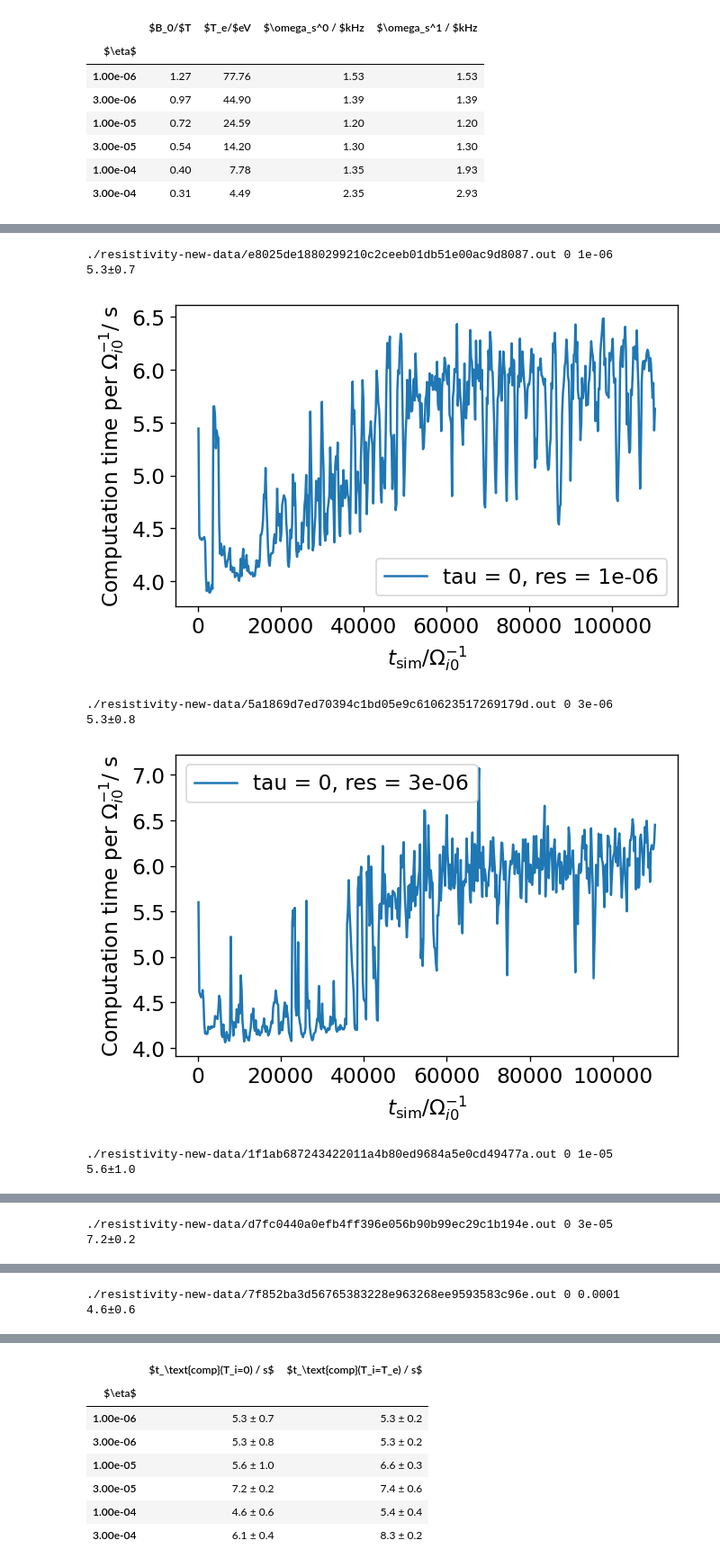
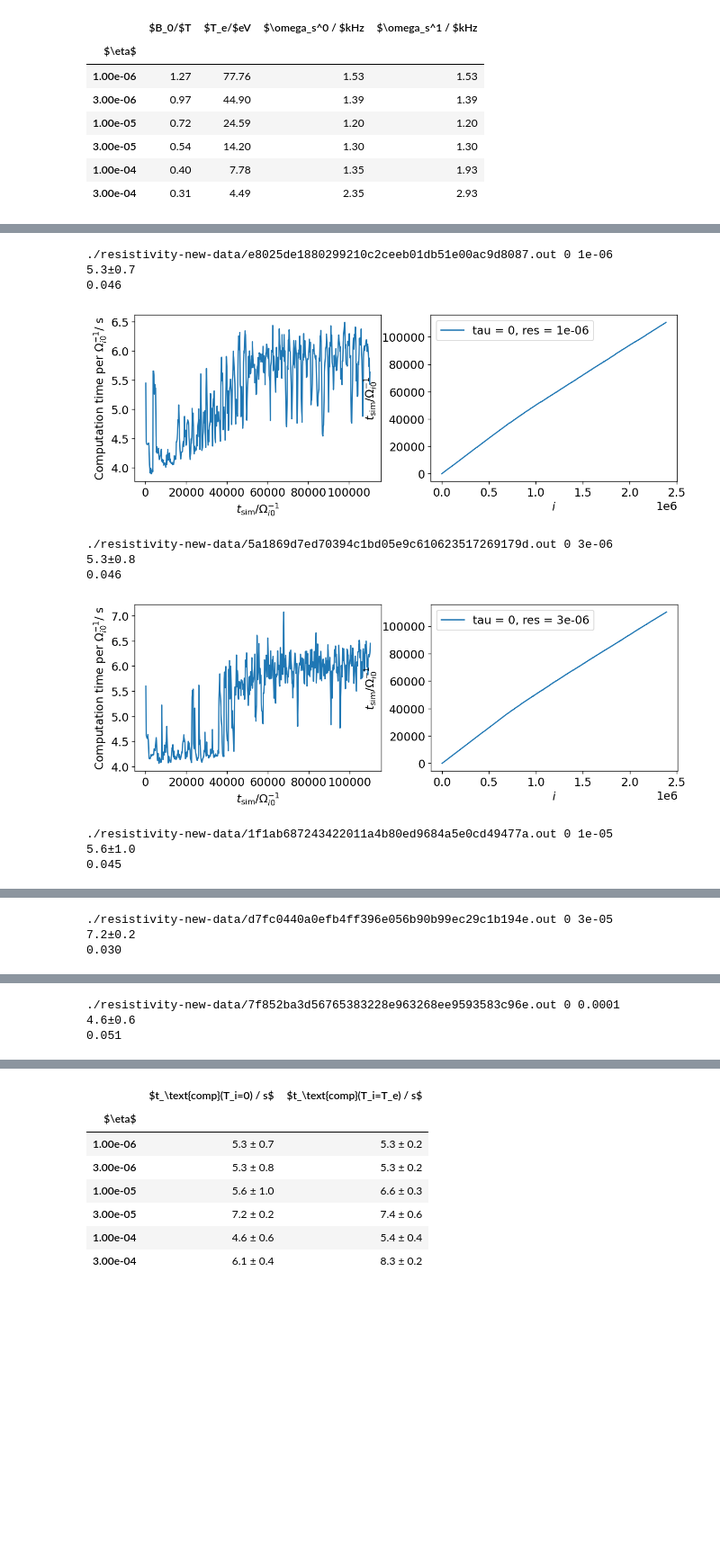
Before and after one commit to mwiesenberger/data-analysis-3d, a Jupyter notebook: parameters.ipynb, the cells around one changed output, grey strips where cells are left out. Shown at 90% size. Saved outputs shown, nothing was run; the diff lists cells and outputs as text; code cells hidden in the pictures; blank space fills up the shorter version.

Commit message:
Add calls per Omega analysis in parameters

```diff
--- a/parameters.ipynb
+++ b/parameters.ipynb
@@ -230,43 +230,59 @@ to_plott = {
     "res": {0:[],1:[]}, # resistivities for taus
     "avg_time": {0:dict(),1:dict()},
     "std_time": {0:dict(), 1:dict()},
+    "avg_callstep" : {0:dict(), 1:dict()},
     "params" : {0:dict(),1:dict()}, # a copy of all parameters
 }
 for pp in filelist:
-    fig,ax=plt.subplots(1,1,figsize=(6,3.7), dpi= 120, facecolor='w', edgecolor='k')
+    fig,axs=plt.subplots(1,2,figsize=(2*6,3.7), dpi= 120, facecolor='w', edgecolor='k')
     tau = pp["physical"]["tau"]
     res = pp["physical"]["resistivity"]
 
     print( outfiles.outfile( pp ), tau , res)
     times = list()
     timings = list()
+    calltimes = list()
+
     for i in range(0, outfiles.count( pp)):
 
         with open (outfiles.outfile( pp,i  ) ) as file:
             for line in file:
+                if "## time" in line:
+                    calltimes.append( float(line.split()[2]))
                 if "Step: Time " in line:
                     times.append( int(re.findall(r'\d+', line)[0]))
                 if "Average time for one inner loop: " in line:
 # https://stackoverflow.com/questions/4289331/how-to-extract-numbers-from-a-string-in-python
                     timings.append( float(re.findall(r'[\d]*[.][\d]+', line)[0]
                                          )/pp["timestepper"]["deltaT"]*pp["output"]["itstp"])
+    calltimes = np.array( calltimes)
     print( f"{np.mean(timings):.1f}"+u"\u00B1"+f"{np.std(timings):.1f}")
+    print( f"{times[-1]/len(calltimes):.3f}")
     to_plott["res"][tau].append(res)
     to_plott["avg_time"][tau][res] = np.mean(timings)
     to_plott["std_time"][tau][res] = np.std(timings)
+    to_plott["avg_callstep"][tau][res] = times[-1]/len(calltimes)
     to_plott["params"][tau][res] = pp
 #     print( timings)
+    ax = axs[0]
     ax.plot( times, timings, label = f"tau = {tau}, res = {res}")
     ax.set_xlabel(r"$t_\mathrm{sim}/ \Omega_{i0}^{-1}$" )
     ax.set_ylabel(r"Computation time per $\Omega_{i0}^{-1}$/ s" )
+    ax = axs[1]
+    ax.plot( calltimes, label = f"tau = {tau}, res = {res}")
+    ax.set_xlabel(r"$i$" )
+    ax.set_ylabel(r"$t_\mathrm{sim}/ \Omega_{i0}^{-1}$" )
     plt.legend()
     plt.show()
 # %% [output]
 ./resistivity-new-data/e8025de1880299210c2ceeb01db51e00ac9d8087.out 0 1e-06
 5.3±0.7
+0.046
-[figure, old version]
+[figure, new version]
 ./resistivity-new-data/5a1869d7ed70394c1bd05e9c610623517269179d.out 0 3e-06
 5.3±0.8
+0.046
-[figure, old version]
+[figure, new version]
 ./resistivity-new-data/1f1ab687243422011a4b80ed9684a5e0cd49477a.out 0 1e-05
 5.6±1.0
+0.045
@@ -274,2 +290,3 @@ for pp in filelist:
 ./resistivity-new-data/d7fc0440a0efb4ff396e056b90b99ec29c1b194e.out 0 3e-05
 7.2±0.2
+0.030
@@ -277,2 +294,3 @@ for pp in filelist:
 ./resistivity-new-data/7f852ba3d56765383228e963268ee9593583c96e.out 0 0.0001
 4.6±0.6
+0.051
```
Also changed, not shown: parts of 2 cells of this notebook.
